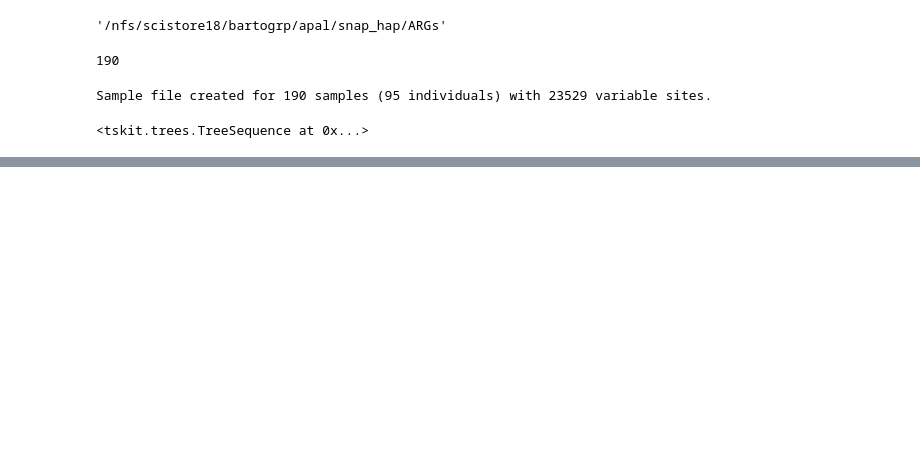
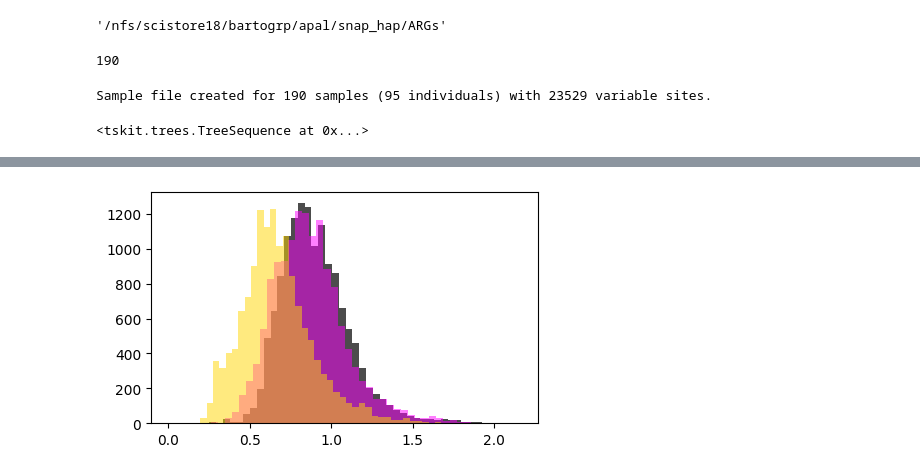
Before and after one commit to arka-pal/snapdragon_haplotagging, a Jupyter notebook: ARGs/ts_run3-20240603_pmFRpyYe-hCov/ts.RosEl.pmFRpyYe.ipynb, the cells around one changed output, grey strips where cells are left out. Cells and saved outputs as stored; diff of their text form; code cells hidden in the pictures; blank space fills up the shorter version.

```diff
--- a/ARGs/ts_run3-20240603_pmFRpyYe-hCov/ts.RosEl.pmFRpyYe.ipynb
+++ b/ARGs/ts_run3-20240603_pmFRpyYe-hCov/ts.RosEl.pmFRpyYe.ipynb
@@ -132,0 +415,9 @@ tsDF.to_csv('./ts_run3-20240603_pmFRpyYe-hCov/ts.RosEl.trList.newick.txt',
+# %%
+plt.figure(figsize=(5,3))
+plt.hist(meanTMRCA_b, color='black', alpha=0.7, bins=50)
+plt.hist(meanTMRCA_w_pmFR, color='magenta', alpha=0.5, bins=50)
+plt.hist(meanTMRCA_w_pyYe, color='gold', alpha=0.5, bins=50)
+
+plt.show()
+# %% [output]
+[figure, added]
```
Also changed, not shown: parts of 47 cells of this notebook, 4 other files.
